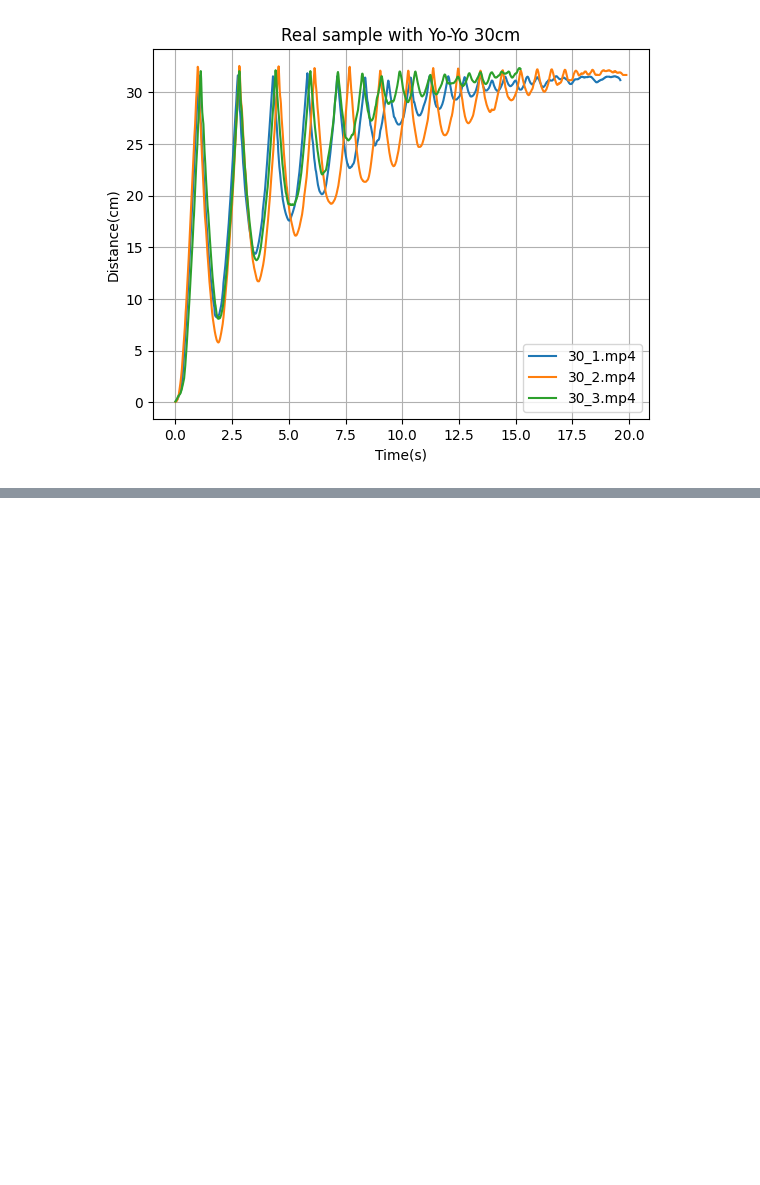
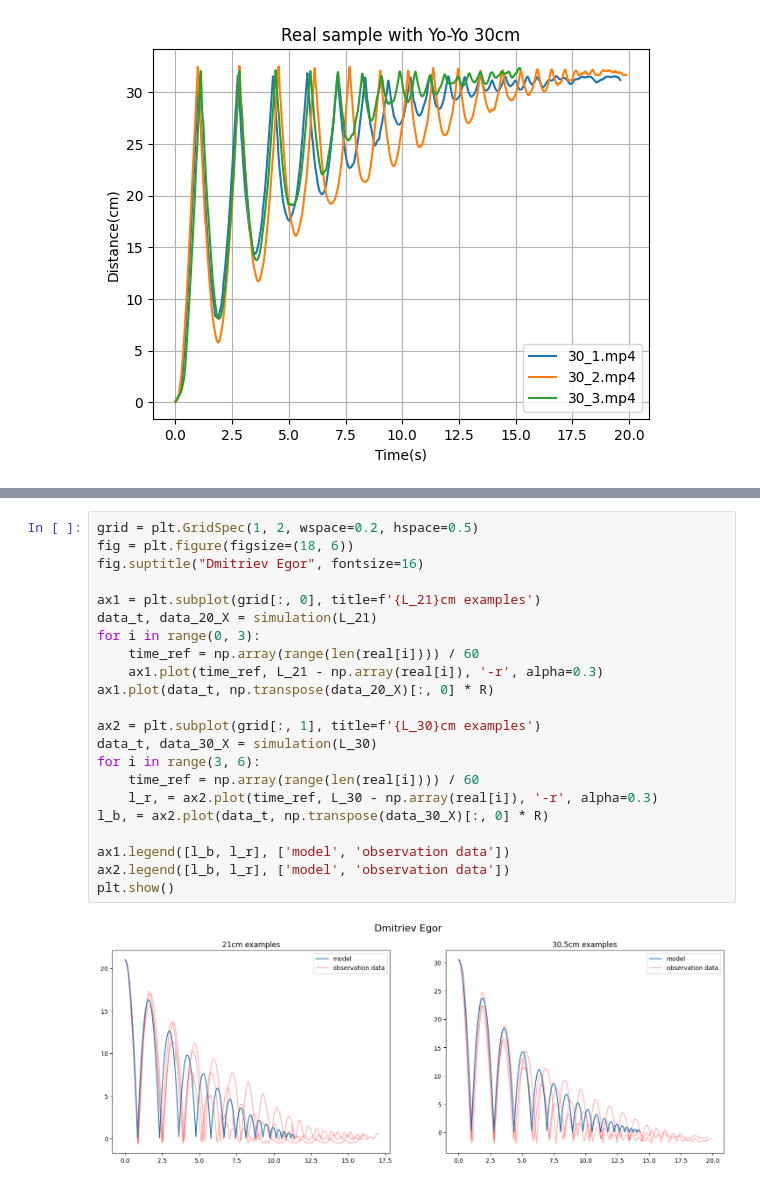
Before and after one commit to Slauva/Theoretical-Mechanics, a Jupyter notebook: research02/simulation.ipynb, the cells around one changed output, grey strips where cells are left out. Drawn from its saved outputs; the diff is of its cells as text; blank space fills up the shorter version.

```diff
--- a/research02/simulation.ipynb
+++ b/research02/simulation.ipynb
@@ -83,0 +140,24 @@ print(np.mean(s))
+# %%
+grid = plt.GridSpec(1, 2, wspace=0.2, hspace=0.5)
+fig = plt.figure(figsize=(18, 6))
+fig.suptitle("Dmitriev Egor", fontsize=16)
+
+ax1 = plt.subplot(grid[:, 0], title=f'{L_21}cm examples')
+data_t, data_20_X = simulation(L_21)
+for i in range(0, 3):
+    time_ref = np.array(range(len(real[i]))) / 60
+    ax1.plot(time_ref, L_21 - np.array(real[i]), '-r', alpha=0.3)
+ax1.plot(data_t, np.transpose(data_20_X)[:, 0] * R)
+
+ax2 = plt.subplot(grid[:, 1], title=f'{L_30}cm examples')
+data_t, data_30_X = simulation(L_30)
+for i in range(3, 6):
+    time_ref = np.array(range(len(real[i]))) / 60
+    l_r, = ax2.plot(time_ref, L_30 - np.array(real[i]), '-r', alpha=0.3)
+l_b, = ax2.plot(data_t, np.transpose(data_30_X)[:, 0] * R)
+
+ax1.legend([l_b, l_r], ['model', 'observation data'])
+ax2.legend([l_b, l_r], ['model', 'observation data'])
+plt.show()
+# %% [output]
+[figure, added]
```
Also changed, not shown: parts of 15 cells of this notebook, 3 other files.
